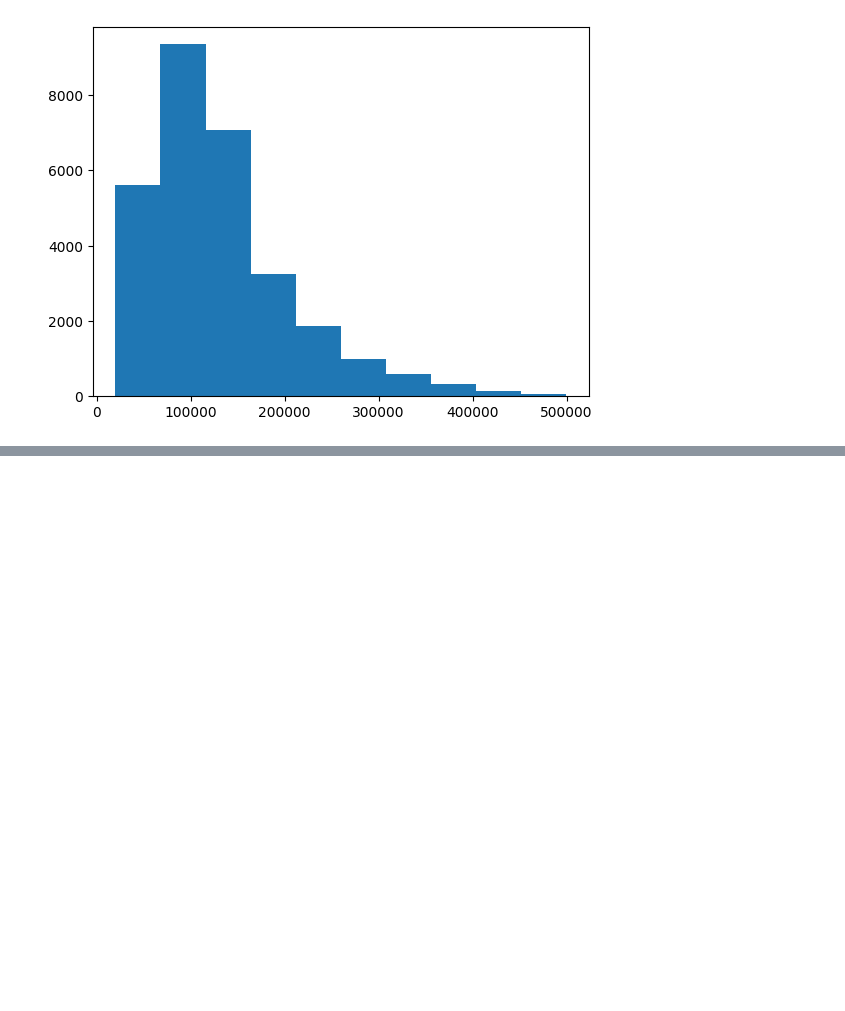
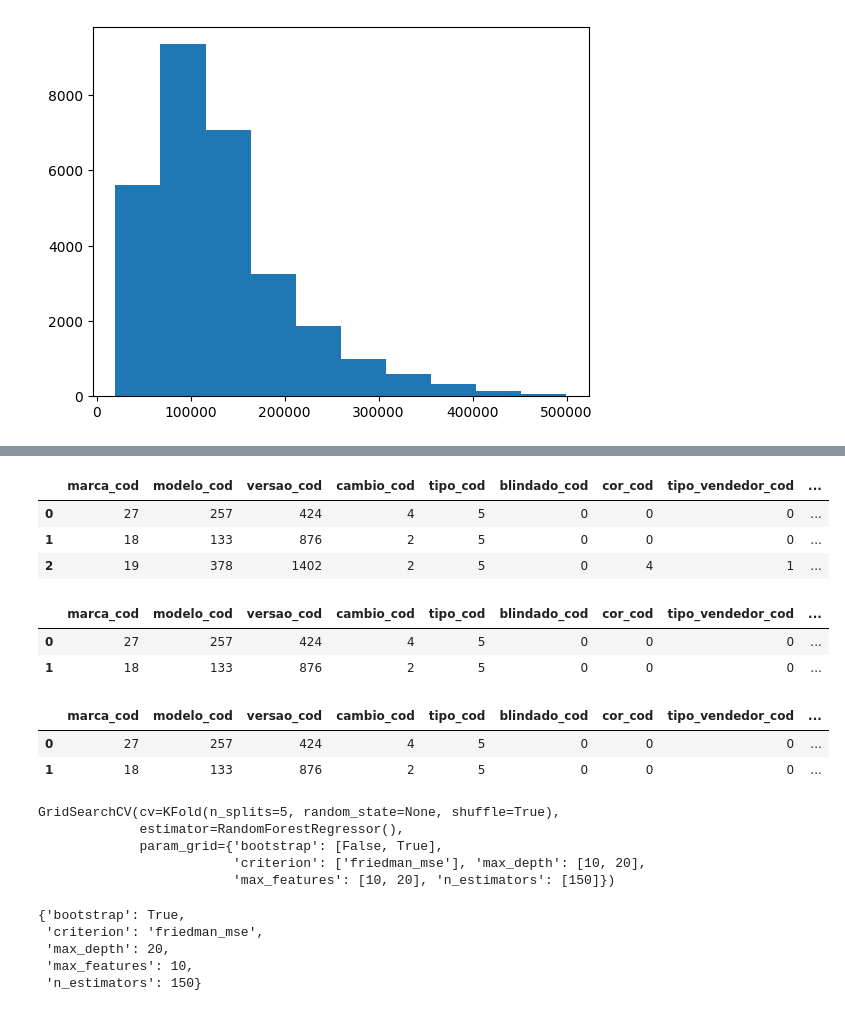
Before and after one commit to AndersonBarross/test_light_house, a Jupyter notebook: LH_CD_ANDERSON_BARROS.ipynb, the cells around one changed output, grey strips where cells are left out. Cells and saved outputs as stored; diff of their text form; code cells hidden in the pictures; blank space fills up the shorter version.

Commit message:
model fixes

```diff
--- a/LH_CD_ANDERSON_BARROS.ipynb
+++ b/LH_CD_ANDERSON_BARROS.ipynb
@@ -399,0 +268,2 @@ model2.score(X_test, Y_test )     # avaliando o modelo
+# %%
+df5 = df4  # aqui troquei o 8 pelo 5
@@ -399,0 +282,16 @@ model2.score(X_test, Y_test )     # avaliando o modelo
+# %%
+df5_categoricas = df5[['marca', 'modelo', 'versao', 'cambio', 'tipo', 'blindado', 'cor', 'tipo_vendedor','cidade_vendedor','estado_vendedor', 'anunciante'  ]]
+# %%
+#transformando variáveis categóricas em variáveis categóricas_codificadas.
+
+df5_categoricas['marca_cod'] = df5_categoricas['marca'].cat.codes
+df5_categoricas['modelo_cod'] = df5_categoricas['modelo'].cat.codes
+df5_categoricas['versao_cod'] = df5_categoricas['versao'].cat.codes
+df5_categoricas['cambio_cod'] = df5_categoricas['cambio'].cat.codes
+df5_categoricas['tipo_cod'] = df5_categoricas['tipo'].cat.codes
+df5_categoricas['blindado_cod'] = df5_categoricas['blindado'].cat.codes
+df5_categoricas['cor_cod'] = df5_categoricas['cor'].cat.codes
+df5_categoricas['tipo_vendedor_cod'] = df5_categoricas['tipo_vendedor'].cat.codes
+df5_categoricas['cidade_vendedor_cod'] = df5_categoricas['cidade_vendedor'].cat.codes
+df5_categoricas['estado_vendedor_cod'] = df5_categoricas['estado_vendedor'].cat.codes
+df5_categoricas['anunciante_cod'] = df5_categoricas['anunciante'].cat.codes
@@ -399,0 +300,11 @@ model2.score(X_test, Y_test )     # avaliando o modelo
+# %%
+df5_categoricas_cod = df5_categoricas.drop(['marca','modelo', 'versao', 'cambio', 'tipo', 'blindado',
+                                       'cor', 'tipo_vendedor', 'cidade_vendedor', 'estado_vendedor',
+                                       'anunciante'], axis=1)
+# %%
+df5_categoricas_cod.head(3)
+# %% [output]
+|  | marca_cod | modelo_cod | versao_cod | cambio_cod | tipo_cod | blindado_cod | cor_cod | tipo_vendedor_cod | ... |
+| 0 | 27 | 257 | 424 | 4 | 5 | 0 | 0 | 0 | ... |
+| 1 | 18 | 133 | 876 | 2 | 5 | 0 | 0 | 0 | ... |
+| 2 | 19 | 378 | 1402 | 2 | 5 | 0 | 4 | 1 | ... |
@@ -399,0 +313,6 @@ model2.score(X_test, Y_test )     # avaliando o modelo
+# %%
+df5_categoricas_cod.head(2)
+# %% [output]
+|  | marca_cod | modelo_cod | versao_cod | cambio_cod | tipo_cod | blindado_cod | cor_cod | tipo_vendedor_cod | ... |
+| 0 | 27 | 257 | 424 | 4 | 5 | 0 | 0 | 0 | ... |
+| 1 | 18 | 133 | 876 | 2 | 5 | 0 | 0 | 0 | ... |
@@ -399,0 +323,6 @@ model2.score(X_test, Y_test )     # avaliando o modelo
+# %%
+df6.head(2)
+# %% [output]
+|  | marca_cod | modelo_cod | versao_cod | cambio_cod | tipo_cod | blindado_cod | cor_cod | tipo_vendedor_cod | ... |
+| 0 | 27 | 257 | 424 | 4 | 5 | 0 | 0 | 0 | ... |
+| 1 | 18 | 133 | 876 | 2 | 5 | 0 | 0 | 0 | ... |
@@ -399,0 +347,16 @@ model2.score(X_test, Y_test )     # avaliando o modelo
+# %%
+busca.fit(df6, df5_target)
+# %% [output]
+GridSearchCV(cv=KFold(n_splits=5, random_state=None, shuffle=True),
+             estimator=RandomForestRegressor(),
+             param_grid={'bootstrap': [False, True],
+                         'criterion': ['friedman_mse'], 'max_depth': [10, 20],
+                         'max_features': [10, 20], 'n_estimators': [150]})
+# %%
+busca.best_params_
+# %% [output]
+{'bootstrap': True,
+ 'criterion': 'friedman_mse',
+ 'max_depth': 20,
+ 'max_features': 10,
+ 'n_estimators': 150}
```
Also changed, not shown: parts of 59 cells of this notebook, 1 other file.
